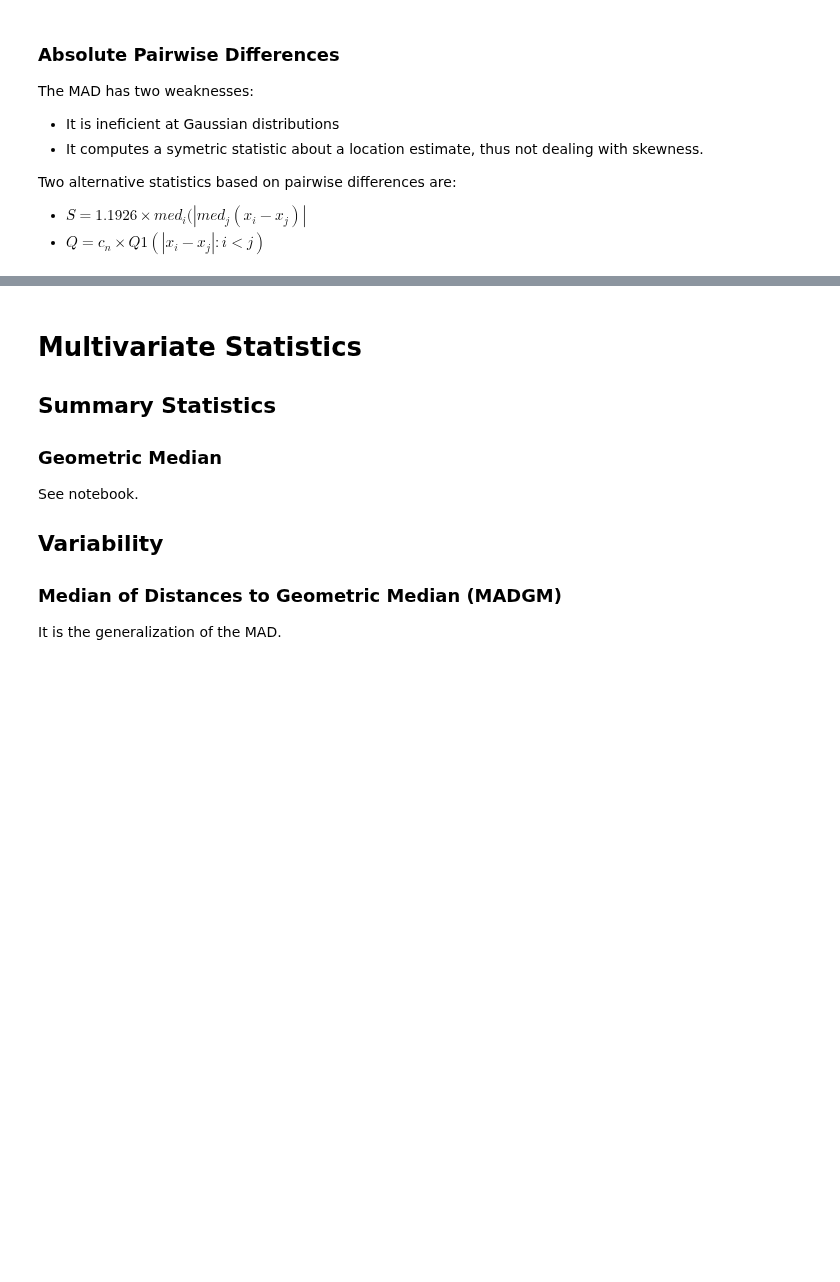
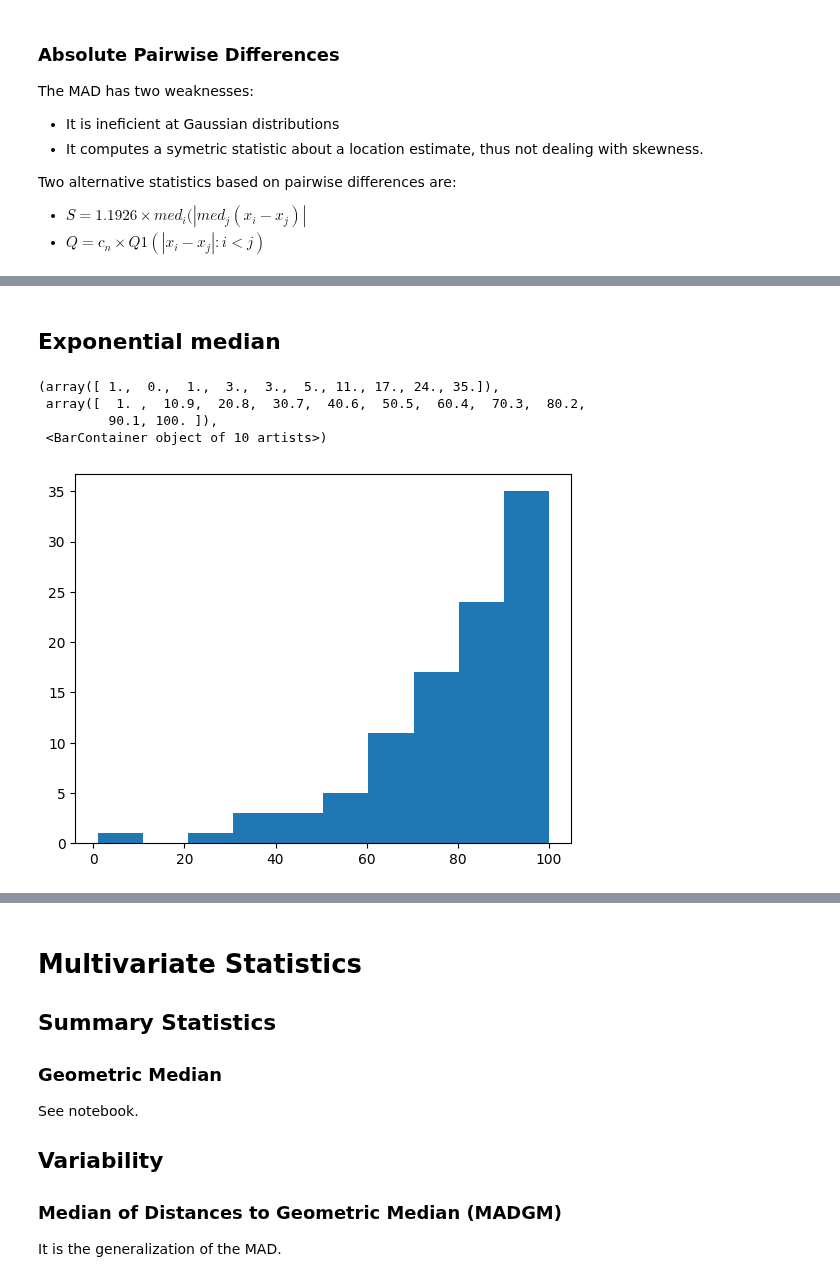
Before and after one commit to Smoltbob/ComputerVision, a Jupyter notebook: lib/Metrics/Metrics.ipynb, the cells around one changed output, grey strips where cells are left out. Cells and saved outputs as stored; diff of their text form; code cells hidden in the pictures; blank space fills up the shorter version.

Commit message:
Experiment on exponential median

```diff
--- a/lib/Metrics/Metrics.ipynb
+++ b/lib/Metrics/Metrics.ipynb
@@ -107,0 +108,16 @@ plt.show()
+# %% [markdown]
+## Exponential median
+# %%
+def produce_indices(number_of_indices, scale, sequence_max):
+    indices = expon.rvs(0, scale = 1/scale,size=number_of_indices)
+    scaled_indices =(indices-np.min(indices))/np.max(indices)*sequence_max#indices#np.clip(indices, 0, sequence_max)#indices#
+    return sequence_max-scaled_indices.astype(int)
+
+i = produce_indices(100, 100000, 100)
+plt.hist(i)
+# %% [output]
+(array([ 1.,  0.,  1.,  3.,  3.,  5., 11., 17., 24., 35.]),
+ array([  1. ,  10.9,  20.8,  30.7,  40.6,  50.5,  60.4,  70.3,  80.2,
+         90.1, 100. ]),
+ <BarContainer object of 10 artists>)
+[figure, added]
```
Also changed, not shown: parts of 11 cells of this notebook.
